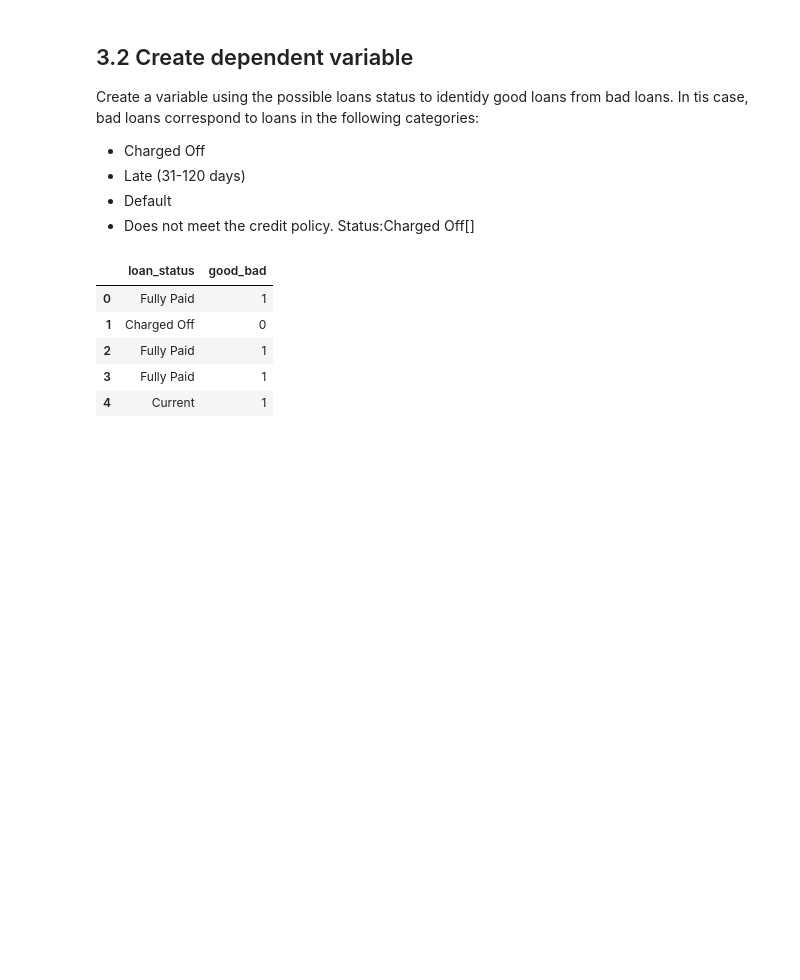
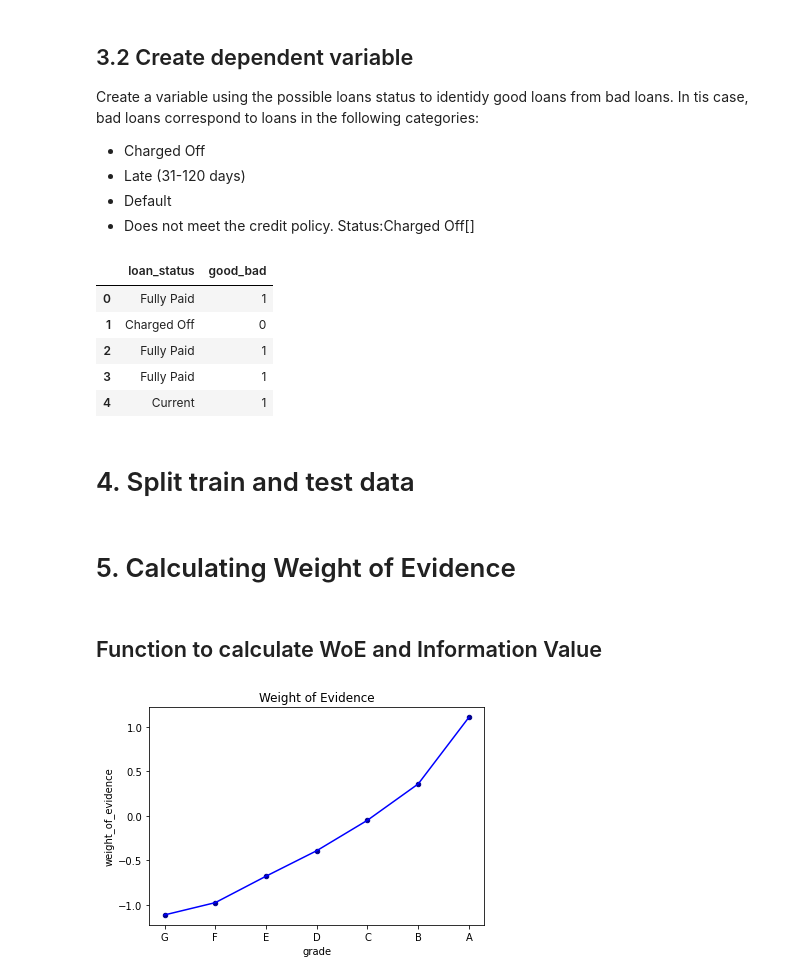
Before and after one commit to kevinmiguel97/Lending-Club-Credit-RIsk-Model, a Jupyter notebook: Lending Club Risk Model.ipynb, the cells around one changed output. Drawn from its saved outputs; the diff is of its cells as text; code cells hidden in the pictures; blank space fills up the shorter version.

Commit message:
Plotting weight of evidence

```diff
--- a/Lending Club Risk Model.ipynb
+++ b/Lending Club Risk Model.ipynb
@@ -290,3 +291,19 @@ df_loans[['loan_status', 'good_bad']].head()
 | 2 | Fully Paid | 1 |
 | 3 | Fully Paid | 1 |
 | 4 | Current | 1 |
+# %% [markdown]
+# 4. Split train and test data
+# %%
+# Create train and test sets
+X_train, X_test, y_train, y_test = train_test_split(df_loans.drop(columns=['good_bad']), df_loans['good_bad'],
+                                                    test_size=0.2, random_state=42)
+# %% [markdown]
+# 5. Calculating Weight of Evidence
+# %% [markdown]
+## Function to calculate WoE and Information Value
+# %%
+df1 = create_woe(column_name='grade', X=X_train, y=y_train)['table']
+# %%
+plot_weight_of_evidence(df1)
+# %% [output]
+[figure, added]
```
Also changed, not shown: parts of 1 cell of this notebook, 1 other file.
